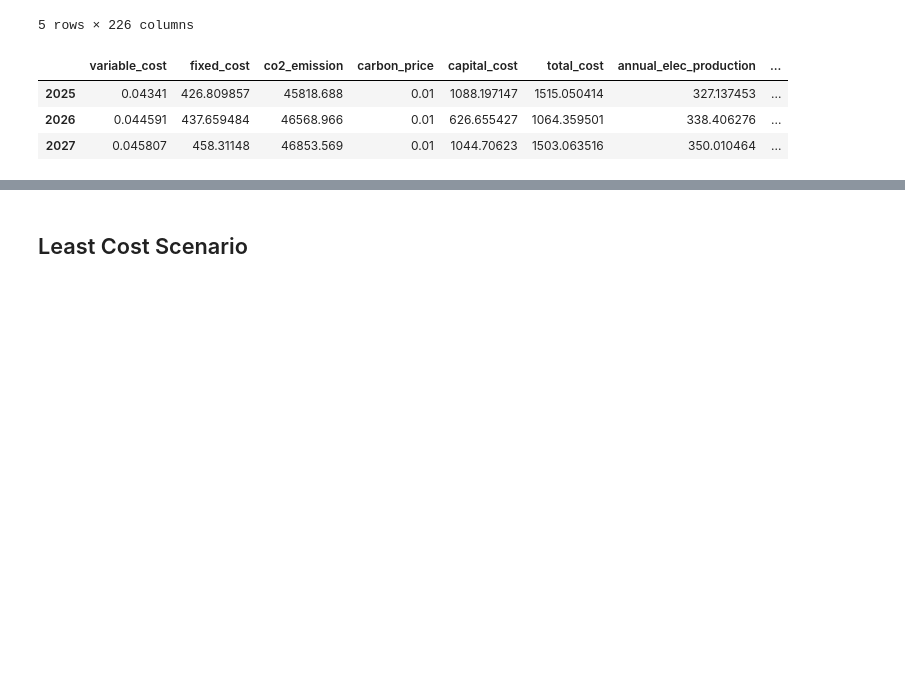
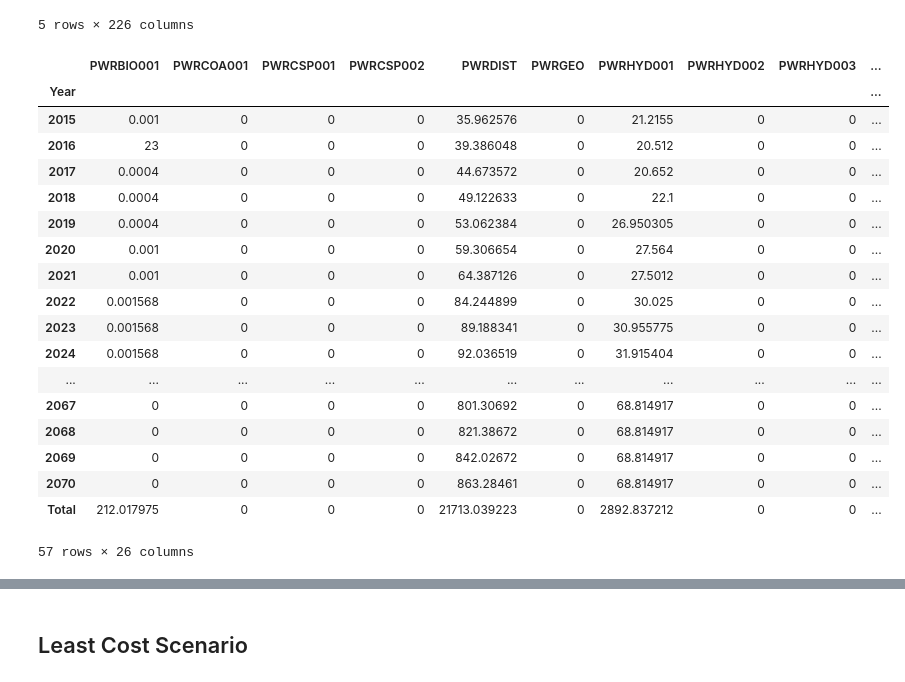
Before and after one commit to MINFinModel/minfin-py-public-release, a Jupyter notebook: addtional_input.ipynb, the cells around one changed output, grey strips where cells are left out. Cells and saved outputs as stored; diff of their text form; code cells hidden in the pictures; blank space fills up the shorter version.

```diff
--- a/addtional_input.ipynb
+++ b/addtional_input.ipynb
@@ -1,12 +1,12 @@
 # %%
 # Commented out the below line for installation of pandas if it is already installed
 !python3 -m pip install pandas
-
+import numpy as np
 import pandas as pd
 
 # Define file path
 # file_path = "C:\\Users\\Zixuan\\Downloads\\MinFin V1.0.0kc.xlsm"
-file_path = "data/MINFin Energy 251203 test data.xlsm"
+file_path = "data/MINFin Energy 251203 test v5.xlsm"
 # Load the Excel file and check available sheet names
 xls = pd.ExcelFile(file_path)
 sheet_names = xls.sheet_names
@@ -166,17 +428,33 @@ df_input_full.head(5)
 # %%
 from MinFin import input_extractor
 # df_input_full
 net_zero_extrator = input_extractor('net_zero')
 net_zero_summary = net_zero_extrator.get_totals(df_input_full)
-full_cap_cost_net_zero, df_ffe_net_zero = input_extractor.load_osemosys_input('net_zero',df_input_full)
+full_cap_cost_net_zero, df_ffe_net_zero, df_elec_production_nz= input_extractor.load_osemosys_input('net_zero',df_input_full)
 
 #Display sample results
 net_zero_summary.head(3)
+df_elec_production_nz
 # %% [output]
-|  | variable_cost | fixed_cost | co2_emission | carbon_price | capital_cost | total_cost | annual_elec_production | ... |
-| 2025 | 0.04341 | 426.809857 | 45818.688 | 0.01 | 1088.197147 | 1515.050414 | 327.137453 | ... |
-| 2026 | 0.044591 | 437.659484 | 46568.966 | 0.01 | 626.655427 | 1064.359501 | 338.406276 | ... |
-| 2027 | 0.045807 | 458.31148 | 46853.569 | 0.01 | 1044.70623 | 1503.063516 | 350.010464 | ... |
+|  | PWRBIO001 | PWRCOA001 | PWRCSP001 | PWRCSP002 | PWRDIST | PWRGEO | PWRHYD001 | PWRHYD002 | PWRHYD003 | ... |
+| Year |  |  |  |  |  |  |  |  |  | ... |
+| 2015 | 0.001 | 0 | 0 | 0 | 35.962576 | 0 | 21.2155 | 0 | 0 | ... |
+| 2016 | 23 | 0 | 0 | 0 | 39.386048 | 0 | 20.512 | 0 | 0 | ... |
+| 2017 | 0.0004 | 0 | 0 | 0 | 44.673572 | 0 | 20.652 | 0 | 0 | ... |
+| 2018 | 0.0004 | 0 | 0 | 0 | 49.122633 | 0 | 22.1 | 0 | 0 | ... |
+| 2019 | 0.0004 | 0 | 0 | 0 | 53.062384 | 0 | 26.950305 | 0 | 0 | ... |
+| 2020 | 0.001 | 0 | 0 | 0 | 59.306654 | 0 | 27.564 | 0 | 0 | ... |
+| 2021 | 0.001 | 0 | 0 | 0 | 64.387126 | 0 | 27.5012 | 0 | 0 | ... |
+| 2022 | 0.001568 | 0 | 0 | 0 | 84.244899 | 0 | 30.025 | 0 | 0 | ... |
+| 2023 | 0.001568 | 0 | 0 | 0 | 89.188341 | 0 | 30.955775 | 0 | 0 | ... |
+| 2024 | 0.001568 | 0 | 0 | 0 | 92.036519 | 0 | 31.915404 | 0 | 0 | ... |
+| ... | ... | ... | ... | ... | ... | ... | ... | ... | ... | ... |
+| 2067 | 0 | 0 | 0 | 0 | 801.30692 | 0 | 68.814917 | 0 | 0 | ... |
+| 2068 | 0 | 0 | 0 | 0 | 821.38672 | 0 | 68.814917 | 0 | 0 | ... |
+| 2069 | 0 | 0 | 0 | 0 | 842.02672 | 0 | 68.814917 | 0 | 0 | ... |
+| 2070 | 0 | 0 | 0 | 0 | 863.28461 | 0 | 68.814917 | 0 | 0 | ... |
+| Total | 212.017975 | 0 | 0 | 0 | 21713.039223 | 0 | 2892.837212 | 0 | 0 | ... |
+57 rows × 26 columns
 # %%
 df_captial_cost = input_extractor.load_block_for('net_zero',df_input_full,'capital_cost')
 df_ffe = net_zero_extrator.load(df_input_full,'ffe')
```
Also changed, not shown: parts of 83 cells of this notebook, 4 other files.
